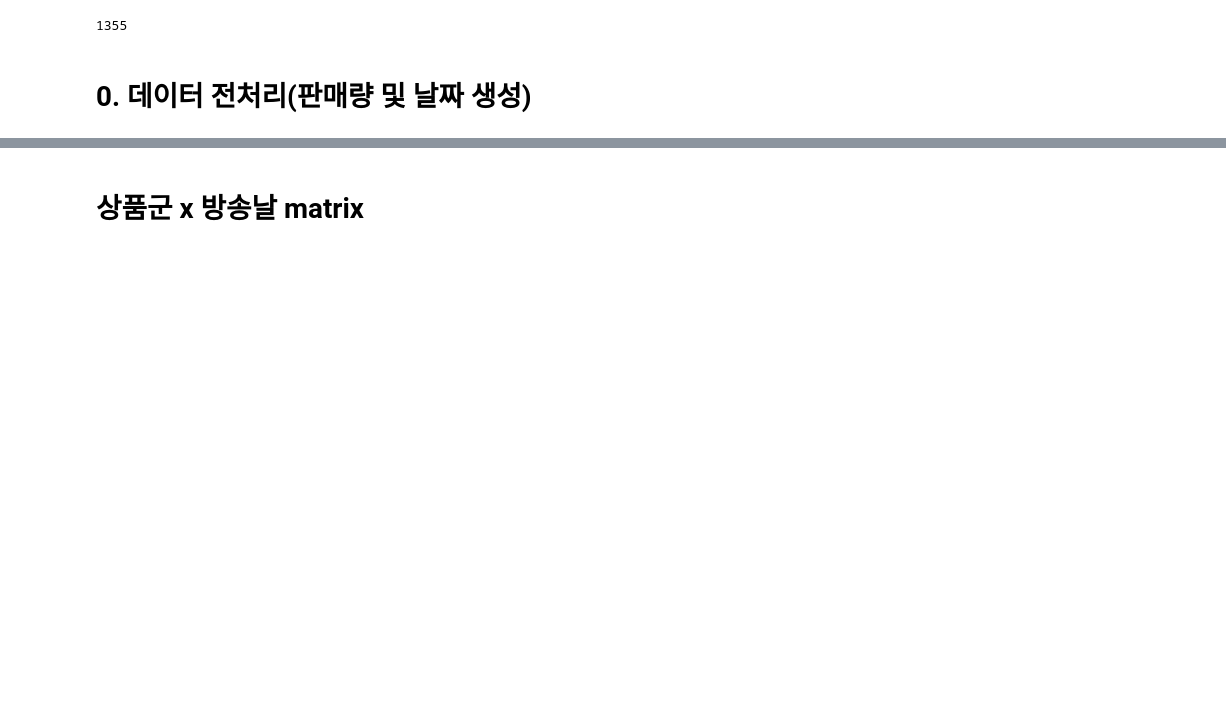
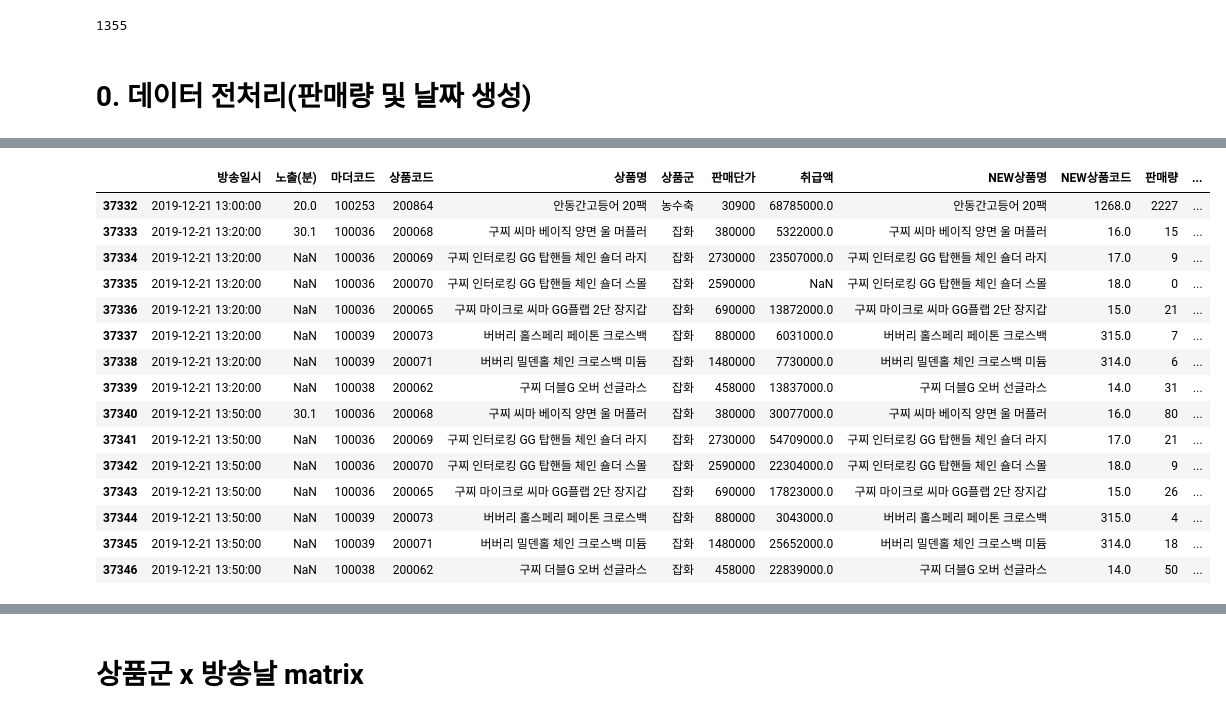
Before and after one commit to cryingjin/Shopping_GG, a Jupyter notebook: 3. Modeling/0913_recommendation.ipynb, the cells around one changed output, grey strips where cells are left out. Drawn from its saved outputs; the diff is of its cells as text; code cells hidden in the pictures; blank space fills up the shorter version.

```diff
--- a/3. Modeling/0913_recommendation.ipynb
+++ b/3. Modeling/0913_recommendation.ipynb
@@ -26,6 +30,9 @@ sale.head()
 # %%
 meta_train = pd.read_excel(os.path.join('..', '..', '0.Data', '01_제공데이터', 'train수작업_meta.xlsx'))
 meta_test = pd.read_excel(os.path.join('..', '..', '0.Data', '02_평가데이터', 'test수작업_meta.xlsx'))
+# %%
+meta_train = meta_train.loc[meta_train['상품군'] != '무형']
+meta_test = meta_test.loc[meta_test['상품군'] != '무형']
 # %%
 meta = pd.concat([meta_train, meta_test], axis = 0)
 # %%
@@ -77,0 +165,19 @@ sale_raw = pd.concat([sale_a.drop('방송일시', axis = 1), sale_b.drop(['방
+# %%
+sale.loc[(sale['방송월'] == 12) & (sale['방송일'] == 21) & (sale['방송시간'] == 13)]
+# %% [output]
+|  | 방송일시 | 노출(분) | 마더코드 | 상품코드 | 상품명 | 상품군 | 판매단가 | 취급액 | NEW상품명 | NEW상품코드 | 판매량 | ... |
+| 37332 | 2019-12-21 13:00:00 | 20.0 | 100253 | 200864 | 안동간고등어 20팩 | 농수축 | 30900 | 68785000.0 | 안동간고등어 20팩 | 1268.0 | 2227 | ... |
+| 37333 | 2019-12-21 13:20:00 | 30.1 | 100036 | 200068 | 구찌 씨마 베이직 양면 울 머플러 | 잡화 | 380000 | 5322000.0 | 구찌 씨마 베이직 양면 울 머플러 | 16.0 | 15 | ... |
+| 37334 | 2019-12-21 13:20:00 | NaN | 100036 | 200069 | 구찌 인터로킹 GG 탑핸들 체인 숄더 라지 | 잡화 | 2730000 | 23507000.0 | 구찌 인터로킹 GG 탑핸들 체인 숄더 라지 | 17.0 | 9 | ... |
+| 37335 | 2019-12-21 13:20:00 | NaN | 100036 | 200070 | 구찌 인터로킹 GG 탑핸들 체인 숄더 스몰 | 잡화 | 2590000 | NaN | 구찌 인터로킹 GG 탑핸들 체인 숄더 스몰 | 18.0 | 0 | ... |
+| 37336 | 2019-12-21 13:20:00 | NaN | 100036 | 200065 | 구찌 마이크로 씨마 GG플랩 2단 장지갑 | 잡화 | 690000 | 13872000.0 | 구찌 마이크로 씨마 GG플랩 2단 장지갑 | 15.0 | 21 | ... |
+| 37337 | 2019-12-21 13:20:00 | NaN | 100039 | 200073 | 버버리 홀스페리 페이톤 크로스백 | 잡화 | 880000 | 6031000.0 | 버버리 홀스페리 페이톤 크로스백 | 315.0 | 7 | ... |
+| 37338 | 2019-12-21 13:20:00 | NaN | 100039 | 200071 | 버버리 밀덴홀 체인 크로스백 미듐 | 잡화 | 1480000 | 7730000.0 | 버버리 밀덴홀 체인 크로스백 미듐 | 314.0 | 6 | ... |
+| 37339 | 2019-12-21 13:20:00 | NaN | 100038 | 200062 | 구찌 더블G 오버 선글라스 | 잡화 | 458000 | 13837000.0 | 구찌 더블G 오버 선글라스 | 14.0 | 31 | ... |
+| 37340 | 2019-12-21 13:50:00 | 30.1 | 100036 | 200068 | 구찌 씨마 베이직 양면 울 머플러 | 잡화 | 380000 | 30077000.0 | 구찌 씨마 베이직 양면 울 머플러 | 16.0 | 80 | ... |
+| 37341 | 2019-12-21 13:50:00 | NaN | 100036 | 200069 | 구찌 인터로킹 GG 탑핸들 체인 숄더 라지 | 잡화 | 2730000 | 54709000.0 | 구찌 인터로킹 GG 탑핸들 체인 숄더 라지 | 17.0 | 21 | ... |
+| 37342 | 2019-12-21 13:50:00 | NaN | 100036 | 200070 | 구찌 인터로킹 GG 탑핸들 체인 숄더 스몰 | 잡화 | 2590000 | 22304000.0 | 구찌 인터로킹 GG 탑핸들 체인 숄더 스몰 | 18.0 | 9 | ... |
+| 37343 | 2019-12-21 13:50:00 | NaN | 100036 | 200065 | 구찌 마이크로 씨마 GG플랩 2단 장지갑 | 잡화 | 690000 | 17823000.0 | 구찌 마이크로 씨마 GG플랩 2단 장지갑 | 15.0 | 26 | ... |
+| 37344 | 2019-12-21 13:50:00 | NaN | 100039 | 200073 | 버버리 홀스페리 페이톤 크로스백 | 잡화 | 880000 | 3043000.0 | 버버리 홀스페리 페이톤 크로스백 | 315.0 | 4 | ... |
+| 37345 | 2019-12-21 13:50:00 | NaN | 100039 | 200071 | 버버리 밀덴홀 체인 크로스백 미듐 | 잡화 | 1480000 | 25652000.0 | 버버리 밀덴홀 체인 크로스백 미듐 | 314.0 | 18 | ... |
+| 37346 | 2019-12-21 13:50:00 | NaN | 100038 | 200062 | 구찌 더블G 오버 선글라스 | 잡화 | 458000 | 22839000.0 | 구찌 더블G 오버 선글라스 | 14.0 | 50 | ... |
```
Also changed, not shown: parts of 42 cells of this notebook, 3 other files.
